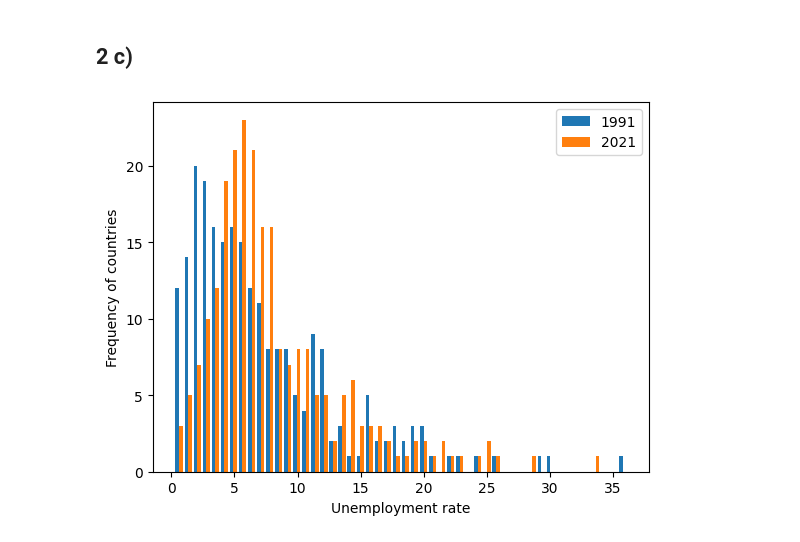
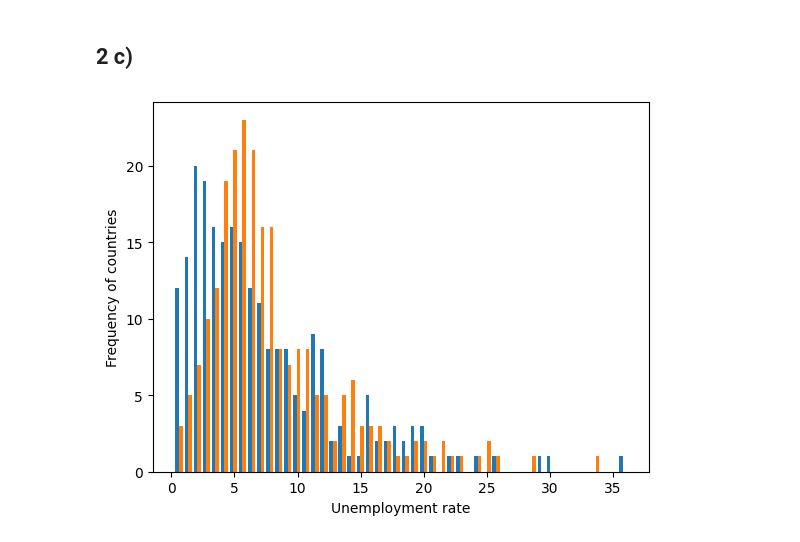
Before and after one commit to DavideIntiso/Foundations-of-Data-Engineering-and-Analytics, a Jupyter notebook: dea01_dataset_analyses.ipynb, the cells around one changed output. Drawn from its saved outputs; the diff is of its cells as text; code cells hidden in the pictures.

```diff
--- a/dea01_dataset_analyses.ipynb
+++ b/dea01_dataset_analyses.ipynb
@@ -62,12 +62,11 @@ bins = 50
 # %%
 # plot column of 1991 and 2021
 year1991 = unemployed['1991']
 year2021 = unemployed['2021']
 
 plt.hist([year1991, year2021], bins, label=['1991', '2021'])
-plt.legend(loc='upper right')
 plt.xlabel('Unemployment rate')
 plt.ylabel('Frequency of countries')
 plt.show()
 # %% [output]
-[figure, old version]
+[figure, new version]
```
Also changed, not shown: parts of 2 cells of this notebook.
